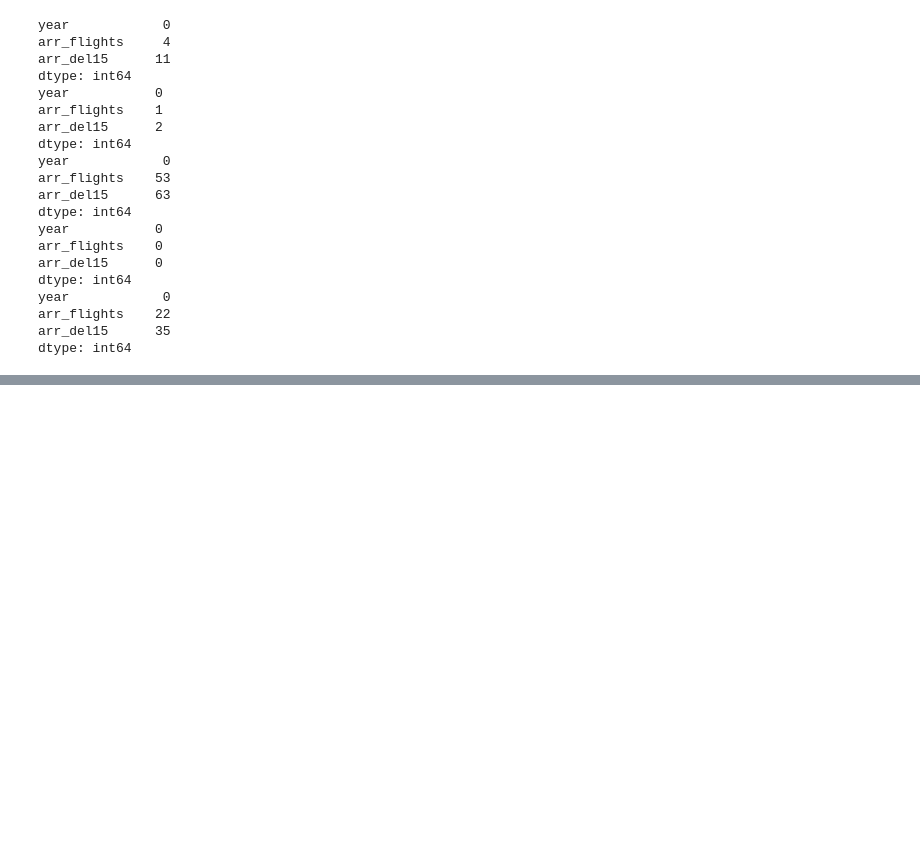
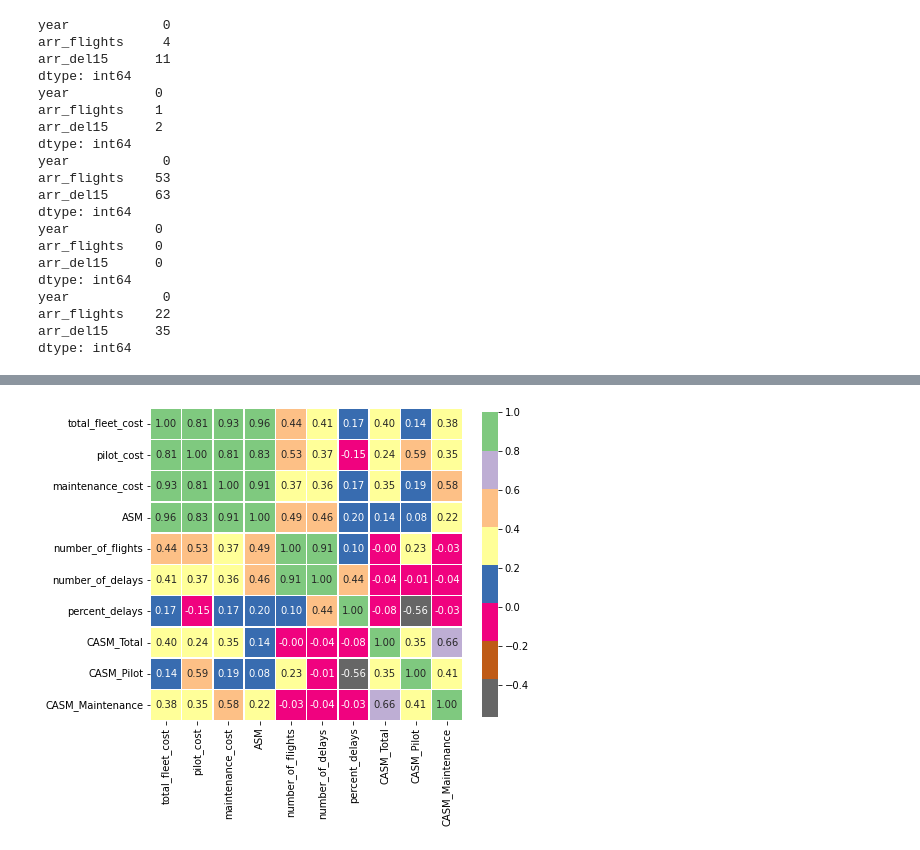
Before and after one commit to namithadeshpande/Airline-Project, a Jupyter notebook: Airline/Airline.ipynb, the cells around one changed output, grey strips where cells are left out. Cells and saved outputs as stored; diff of their text form; code cells hidden in the pictures; blank space fills up the shorter version.

```diff
--- a/Airline/Airline.ipynb
+++ b/Airline/Airline.ipynb
@@ -154,0 +171,12 @@ df
+# %%
+for var in df.columns:
+    if df[var].dtype == 'O' and var != 'airline':
+        df[var] = df[var].astype(float)
+# %%
+corrmat = df.drop(columns=['year','airline']).corr().round(2)
+top_corr_features = corrmat.index
+plt.figure(figsize=(7, 7))
+sns.heatmap(corrmat,annot=True, square=True, fmt='.2f', cbar_kws={"shrink": .80}, linewidths=.5, cmap='Accent_r')
+plt.show()
+# %% [output]
+[figure, added]
```
Also changed, not shown: parts of 4 cells of this notebook.
